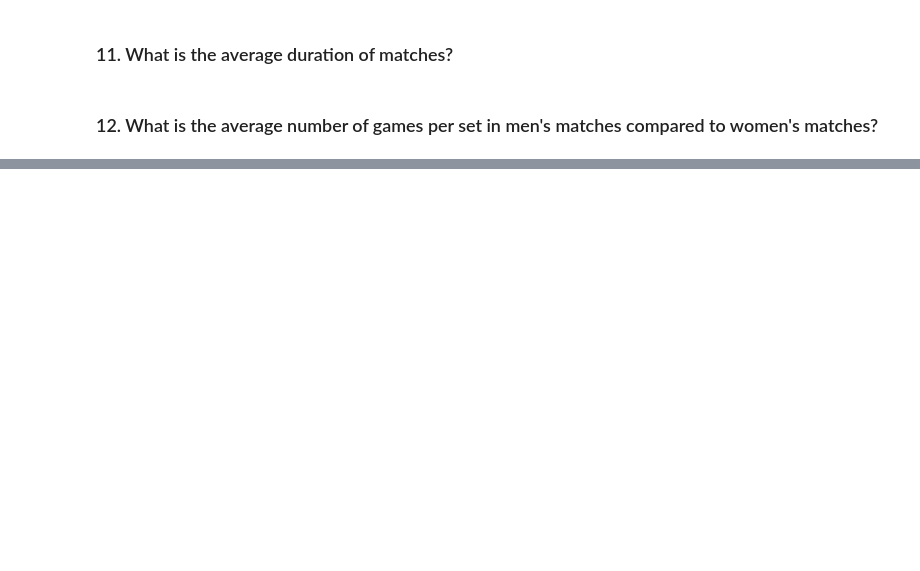
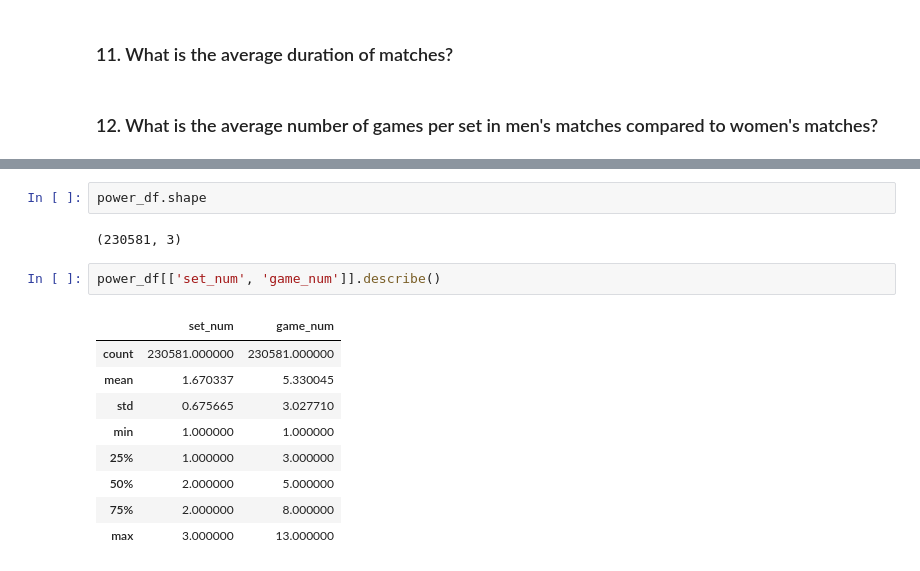
Before and after one commit to ParsaDEV15/Tennis-Project, a Jupyter notebook: notebooks/parsa_analysis_8_12.ipynb, the cells around one changed output, grey strips where cells are left out. Drawn from its saved outputs; the diff is of its cells as text; blank space fills up the shorter version.

```diff
--- a/notebooks/parsa_analysis_8_12.ipynb
+++ b/notebooks/parsa_analysis_8_12.ipynb
@@ -214,0 +219,16 @@ matches? </h3>
+# %%
+power_df.shape
+# %% [output]
+(230581, 3)
+# %%
+power_df[['set_num', 'game_num']].describe()
+# %% [output]
+|  | set_num | game_num |
+| count | 230581.000000 | 230581.000000 |
+| mean | 1.670337 | 5.330045 |
+| std | 0.675665 | 3.027710 |
+| min | 1.000000 | 1.000000 |
+| 25% | 1.000000 | 3.000000 |
+| 50% | 2.000000 | 5.000000 |
+| 75% | 2.000000 | 8.000000 |
+| max | 3.000000 | 13.000000 |
```
Also changed, not shown: parts of 19 cells of this notebook.
